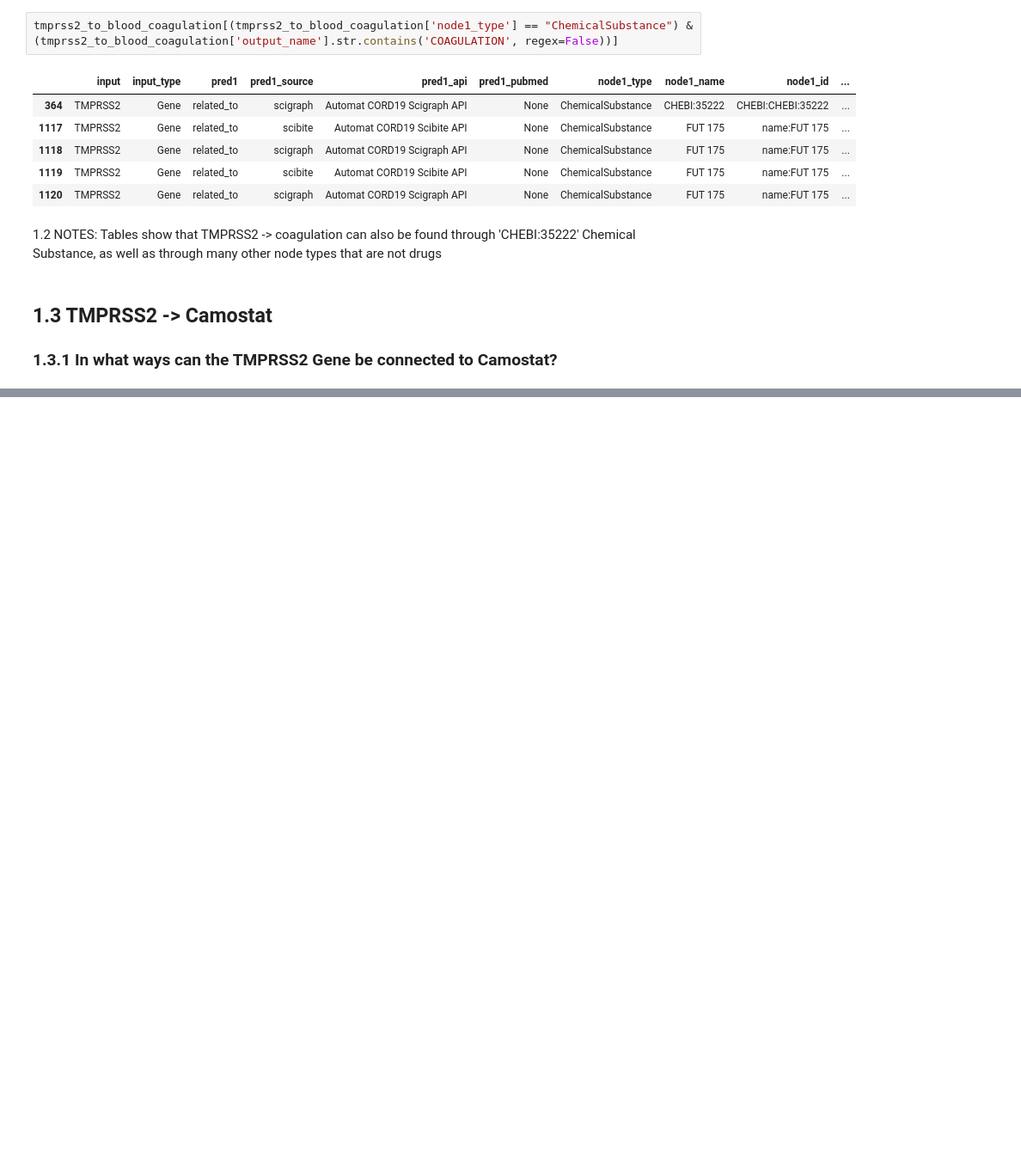
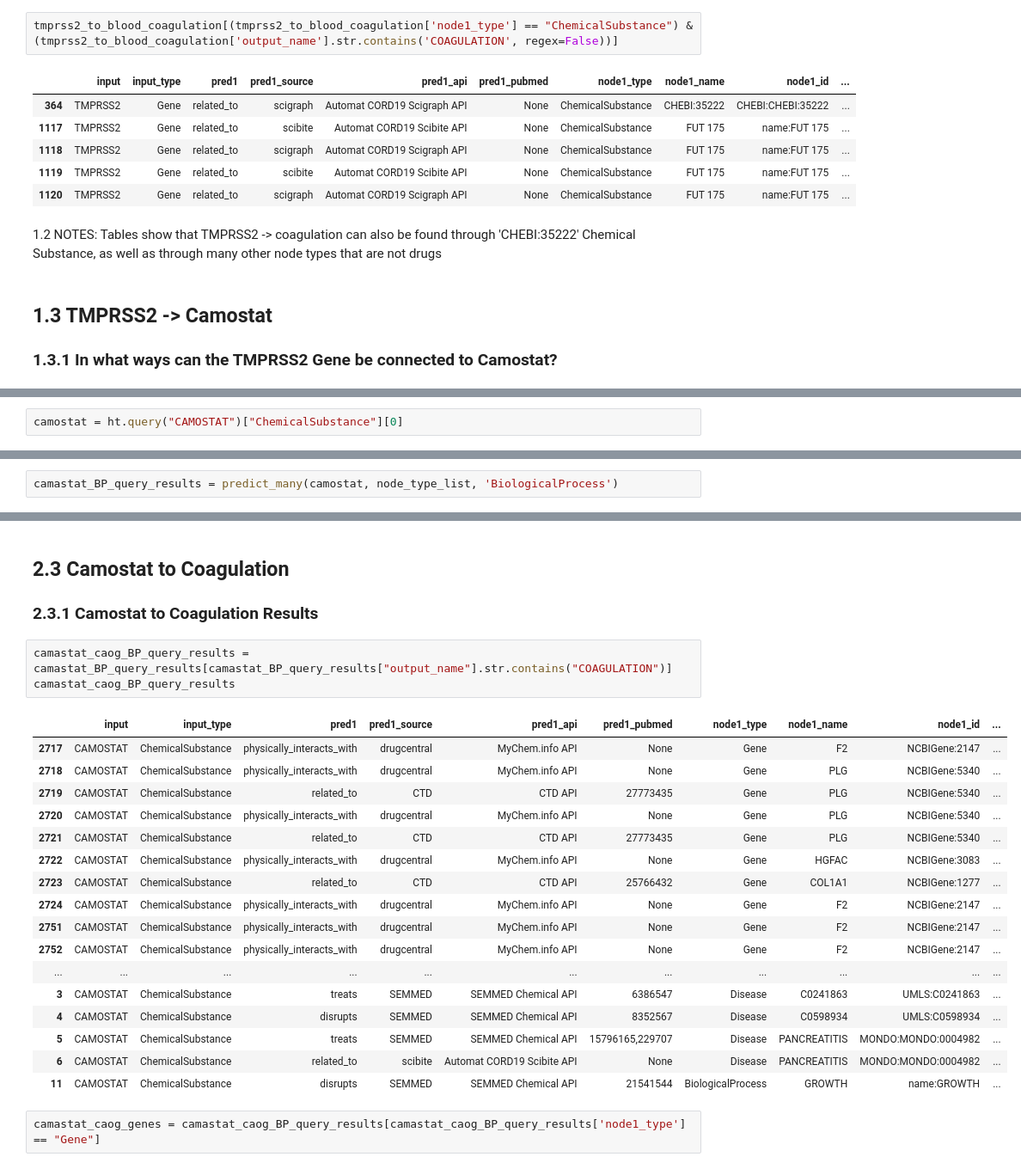
Before and after one commit to polyg314/BTE_notebooks, a Jupyter notebook: Gaudin_Hoatlin_COVID_Queries.ipynb, the cells around one changed output, grey strips where cells are left out. Shown at 86% size. Cells and saved outputs as stored; diff of their text form; blank space fills up the shorter version.

Commit message:
more camostat - protease queries added

```diff
--- a/Gaudin_Hoatlin_COVID_Queries.ipynb
+++ b/Gaudin_Hoatlin_COVID_Queries.ipynb
@@ -173,0 +188,2 @@ all_tmprss2_predictions[all_tmprss2_predictions["output_name"] == "CAMOSTAT"]
+# %%
+camostat = ht.query("CAMOSTAT")["ChemicalSubstance"][0]
@@ -173,0 +202,2 @@ all_tmprss2_predictions[all_tmprss2_predictions["output_name"] == "CAMOSTAT"]
+# %%
+camastat_BP_query_results = predict_many(camostat, node_type_list, 'BiologicalProcess')
@@ -173,0 +323,26 @@ all_tmprss2_predictions[all_tmprss2_predictions["output_name"] == "CAMOSTAT"]
+# %% [markdown]
+## 2.3 Camostat to Coagulation
+### 2.3.1 Camostat to Coagulation Results
+# %%
+camastat_caog_BP_query_results = camastat_BP_query_results[camastat_BP_query_results["output_name"].str.contains("COAGULATION")]
+camastat_caog_BP_query_results
+# %% [output]
+|  | input | input_type | pred1 | pred1_source | pred1_api | pred1_pubmed | node1_type | node1_name | node1_id | ... |
+| 2717 | CAMOSTAT | ChemicalSubstance | physically_interacts_with | drugcentral | MyChem.info API | None | Gene | F2 | NCBIGene:2147 | ... |
+| 2718 | CAMOSTAT | ChemicalSubstance | physically_interacts_with | drugcentral | MyChem.info API | None | Gene | PLG | NCBIGene:5340 | ... |
+| 2719 | CAMOSTAT | ChemicalSubstance | related_to | CTD | CTD API | 27773435 | Gene | PLG | NCBIGene:5340 | ... |
+| 2720 | CAMOSTAT | ChemicalSubstance | physically_interacts_with | drugcentral | MyChem.info API | None | Gene | PLG | NCBIGene:5340 | ... |
+| 2721 | CAMOSTAT | ChemicalSubstance | related_to | CTD | CTD API | 27773435 | Gene | PLG | NCBIGene:5340 | ... |
+| 2722 | CAMOSTAT | ChemicalSubstance | physically_interacts_with | drugcentral | MyChem.info API | None | Gene | HGFAC | NCBIGene:3083 | ... |
+| 2723 | CAMOSTAT | ChemicalSubstance | related_to | CTD | CTD API | 25766432 | Gene | COL1A1 | NCBIGene:1277 | ... |
+| 2724 | CAMOSTAT | ChemicalSubstance | physically_interacts_with | drugcentral | MyChem.info API | None | Gene | F2 | NCBIGene:2147 | ... |
+| 2751 | CAMOSTAT | ChemicalSubstance | physically_interacts_with | drugcentral | MyChem.info API | None | Gene | F2 | NCBIGene:2147 | ... |
+| 2752 | CAMOSTAT | ChemicalSubstance | physically_interacts_with | drugcentral | MyChem.info API | None | Gene | F2 | NCBIGene:2147 | ... |
+| ... | ... | ... | ... | ... | ... | ... | ... | ... | ... | ... |
+| 3 | CAMOSTAT | ChemicalSubstance | treats | SEMMED | SEMMED Chemical API | 6386547 | Disease | C0241863 | UMLS:C0241863 | ... |
+| 4 | CAMOSTAT | ChemicalSubstance | disrupts | SEMMED | SEMMED Chemical API | 8352567 | Disease | C0598934 | UMLS:C0598934 | ... |
+| 5 | CAMOSTAT | ChemicalSubstance | treats | SEMMED | SEMMED Chemical API | 15796165,229707 | Disease | PANCREATITIS | MONDO:MONDO:0004982 | ... |
+| 6 | CAMOSTAT | ChemicalSubstance | related_to | scibite | Automat CORD19 Scibite API | None | Disease | PANCREATITIS | MONDO:MONDO:0004982 | ... |
+| 11 | CAMOSTAT | ChemicalSubstance | disrupts | SEMMED | SEMMED Chemical API | 21541544 | BiologicalProcess | GROWTH | name:GROWTH | ... |
+# %%
+camastat_caog_genes = camastat_caog_BP_query_results[camastat_caog_BP_query_results['node1_type'] == "Gene"]
```
Also changed, not shown: parts of 16 cells of this notebook.
